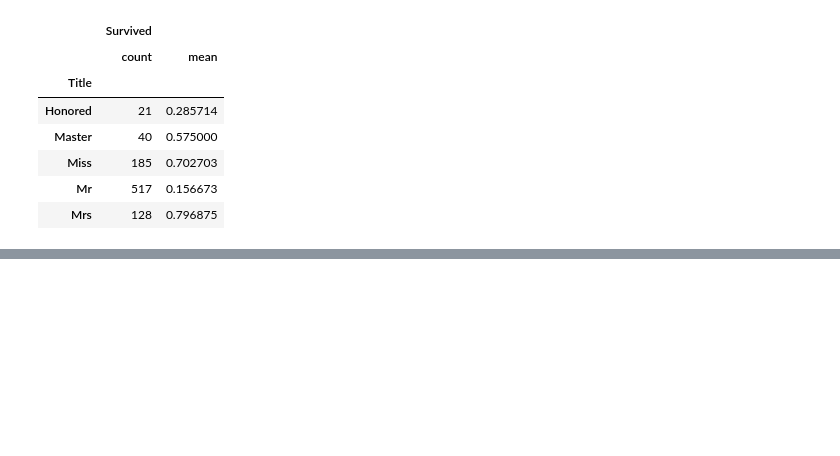
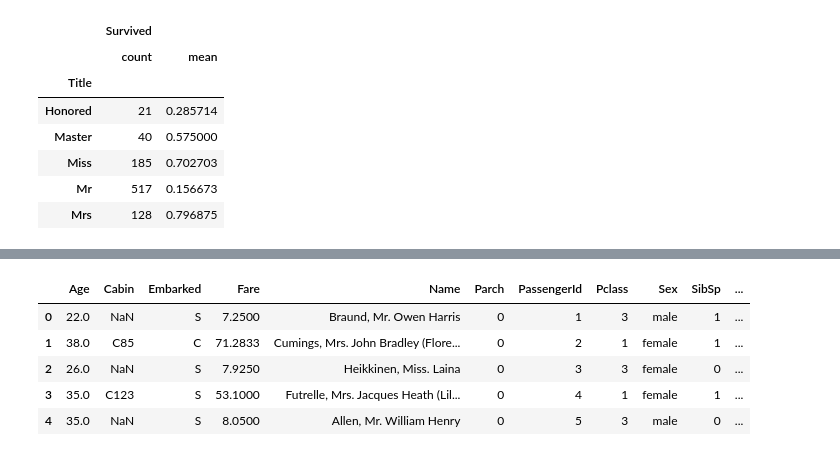
Before and after one commit to aki-06/XGBoost, a Jupyter notebook: XGBoost.ipynb, the cells around one changed output, grey strips where cells are left out. Saved outputs shown, nothing was run; the diff lists cells and outputs as text; code cells hidden in the pictures; blank space fills up the shorter version.

```diff
--- a/XGBoost.ipynb
+++ b/XGBoost.ipynb
@@ -249,0 +280,25 @@ data[['Title', 'Survived']].groupby(['Title']).agg(['count','mean'])
+# %%
+def fare_to_num(fare):
+    if (fare > 0) & (fare <= 7.5):
+        return 1
+    elif (fare > 7.5) & (fare <= 12.5):
+        return 2
+    elif (fare > 12.5) & (fare <= 17):
+        return 3
+    elif (fare > 17) & (fare <= 29):
+        return 4
+    elif (fare > 29):
+        return 5
+    else:
+        return 0
+
+data['Fareband'] = data['Fare'].apply(fare_to_num)
+# %%
+data.head()
+# %% [output]
+|  | Age | Cabin | Embarked | Fare | Name | Parch | PassengerId | Pclass | Sex | SibSp | ... |
+| 0 | 22.0 | NaN | S | 7.2500 | Braund, Mr. Owen Harris | 0 | 1 | 3 | male | 1 | ... |
+| 1 | 38.0 | C85 | C | 71.2833 | Cumings, Mrs. John Bradley (Flore... | 0 | 2 | 1 | female | 1 | ... |
+| 2 | 26.0 | NaN | S | 7.9250 | Heikkinen, Miss. Laina | 0 | 3 | 3 | female | 0 | ... |
+| 3 | 35.0 | C123 | S | 53.1000 | Futrelle, Mrs. Jacques Heath (Lil... | 0 | 4 | 1 | female | 1 | ... |
+| 4 | 35.0 | NaN | S | 8.0500 | Allen, Mr. William Henry | 0 | 5 | 3 | male | 0 | ... |
```
Also changed, not shown: parts of 4 cells of this notebook.
